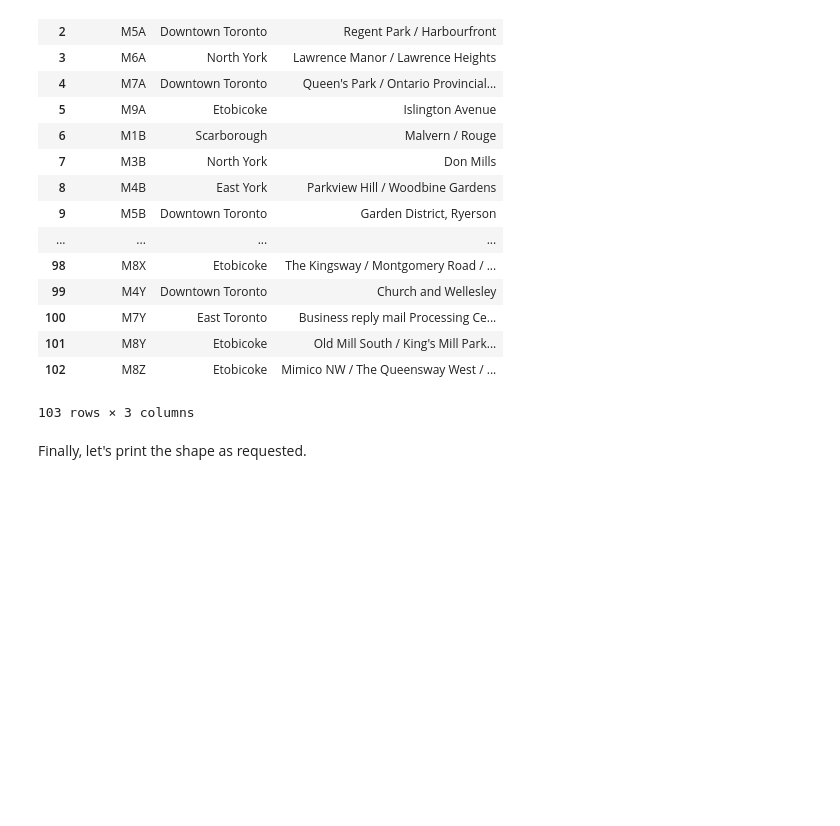
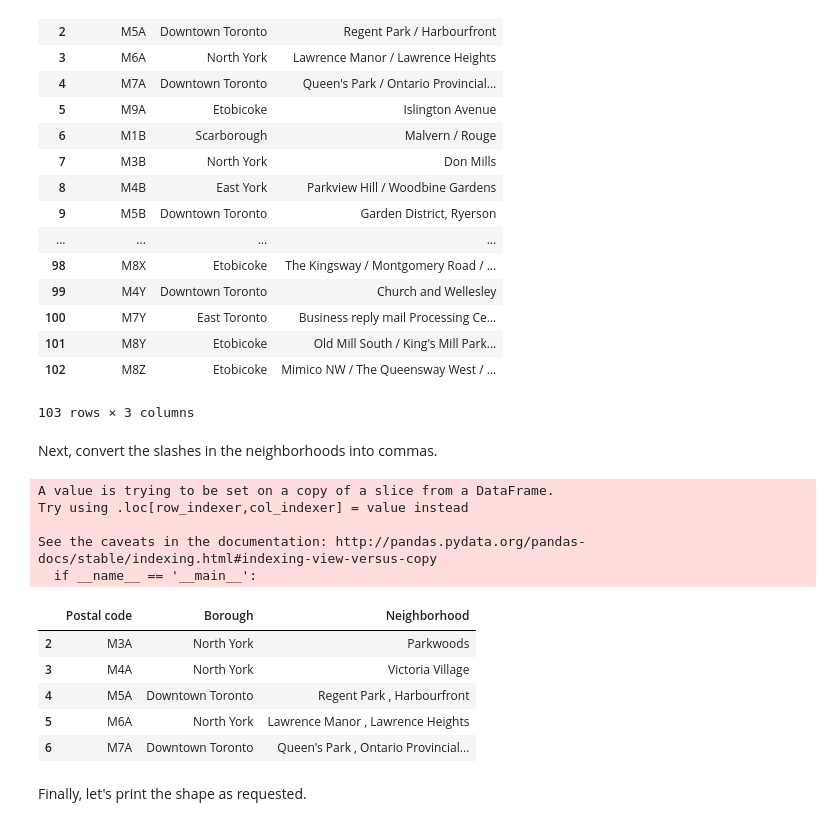
Before and after one commit to akonkel/Coursera_Capstone, a Jupyter notebook: Web scraping - week 3 part 1.ipynb, the cells around one changed output. Cells and saved outputs as stored; diff of their text form; code cells hidden in the pictures; blank space fills up the shorter version.

```diff
--- a/Web scraping - week 3 part 1.ipynb
+++ b/Web scraping - week 3 part 1.ipynb
@@ -9,7 +9,7 @@ Now let's get that table.
 # %%
 url = 'https://en.wikipedia.org/wiki/List_of_postal_codes_of_Canada:_M'
 file = requests.get(url)
-soup = BeautifulSoup(file.text)
+soup = bs(file.text)
 for tag in soup.find_all(True):
     print(tag.name)
 # %% [output]
@@ -102,6 +102,23 @@ df.reset_index(drop=True)
 | 101 | M8Y | Etobicoke | Old Mill South / King's Mill Park... |
 | 102 | M8Z | Etobicoke | Mimico NW / The Queensway West / ... |
 103 rows × 3 columns
+# %% [markdown]
+Next, convert the slashes in the neighborhoods into commas.
+# %%
+df['Neighborhood'] = df['Neighborhood'].str.replace(' /',',')
+df.head()
+# %% [output]
+A value is trying to be set on a copy of a slice from a DataFrame.
+Try using .loc[row_indexer,col_indexer] = value instead
+
+See the caveats in the documentation: http://pandas.pydata.org/pandas-docs/stable/indexing.html#indexing-view-versus-copy
+  if __name__ == '__main__':
+|  | Postal code | Borough | Neighborhood |
+| 2 | M3A | North York | Parkwoods |
+| 3 | M4A | North York | Victoria Village |
+| 4 | M5A | Downtown Toronto | Regent Park , Harbourfront |
+| 5 | M6A | North York | Lawrence Manor , Lawrence Heights |
+| 6 | M7A | Downtown Toronto | Queen's Park , Ontario Provincial... |
 # %% [markdown]
 Finally, let's print the shape as requested.
 # %%
```
